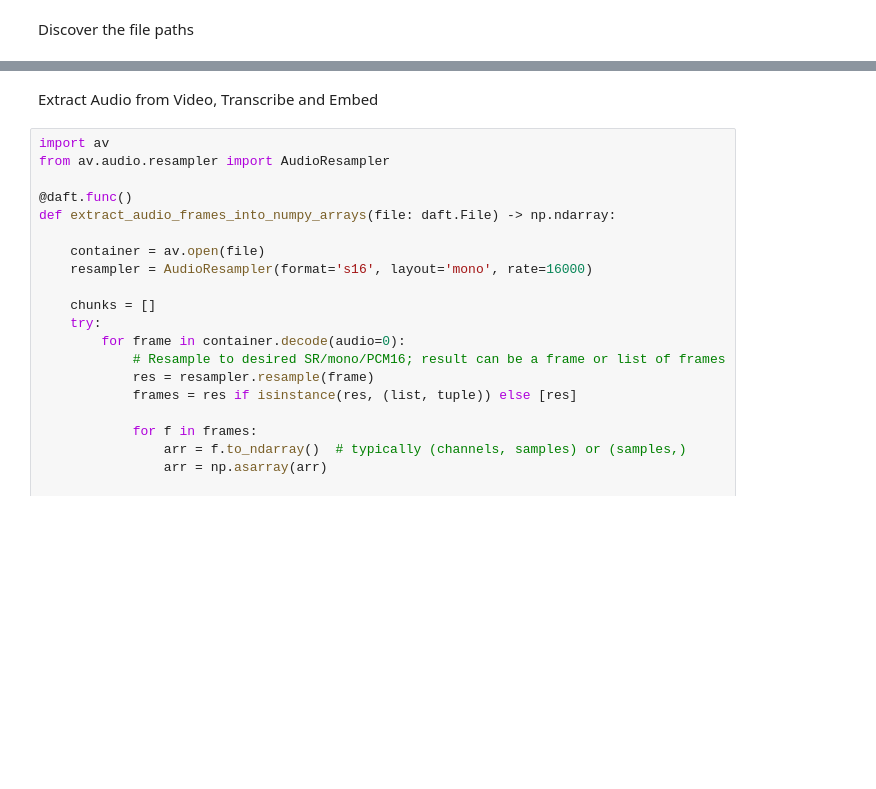
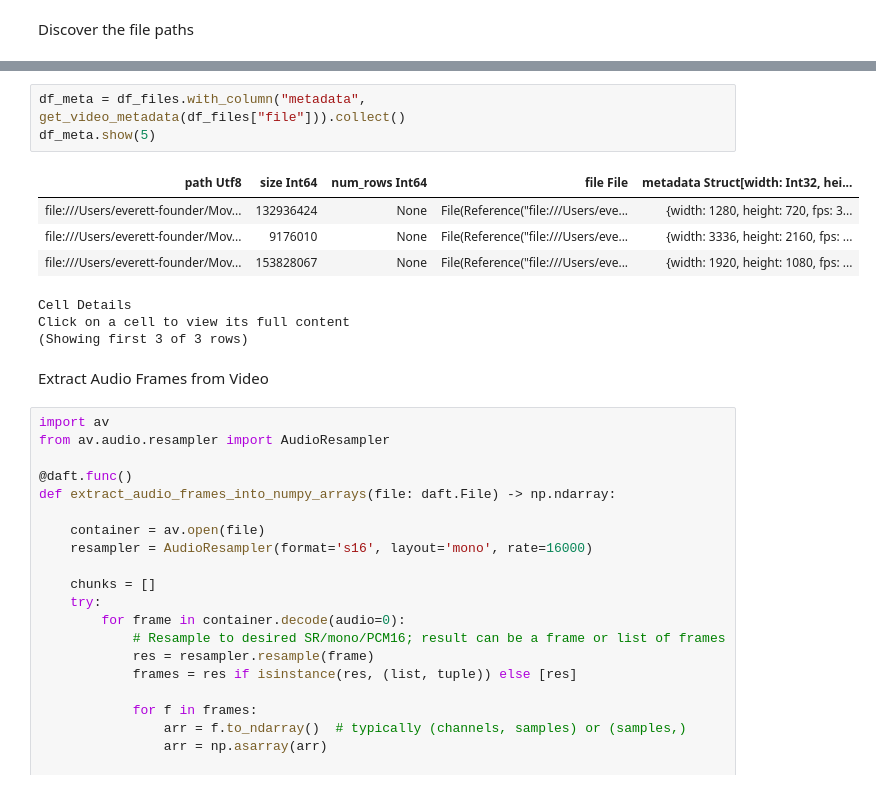
Before and after one commit to everettVT/daft-video-embeddings, a Jupyter notebook: friction/UNFILTERED_Pt2_videoprism_parakeet.ipynb, the cells around one changed output, grey strips where cells are left out. Saved outputs shown, nothing was run; the diff lists cells and outputs as text; blank space fills up the shorter version.

```diff
--- a/friction/UNFILTERED_Pt2_videoprism_parakeet.ipynb
+++ b/friction/UNFILTERED_Pt2_videoprism_parakeet.ipynb
@@ -170,5 +320,16 @@ df_meta.show(5)
+# %%
+df_meta = df_files.with_column("metadata", get_video_metadata(df_files["file"])).collect()
+df_meta.show(5)
+# %% [output]
+| path Utf8 | size Int64 | num_rows Int64 | file File | metadata Struct[width: Int32, hei... |
+| file:///Users/everett-founder/Mov... | 132936424 | None | File(Reference("file:///Users/eve... | {width: 1280, height: 720, fps: 3... |
+| file:///Users/everett-founder/Mov... | 9176010 | None | File(Reference("file:///Users/eve... | {width: 3336, height: 2160, fps: ... |
+| file:///Users/everett-founder/Mov... | 153828067 | None | File(Reference("file:///Users/eve... | {width: 1920, height: 1080, fps: ... |
+Cell Details
+Click on a cell to view its full content
+(Showing first 3 of 3 rows)
 # %% [markdown]
-Extract Audio from Video, Transcribe and Embed
+Extract Audio Frames from Video
 # %%
 import av
 from av.audio.resampler import AudioResampler
```
Also changed, not shown: parts of 18 cells of this notebook, 6 other files.
